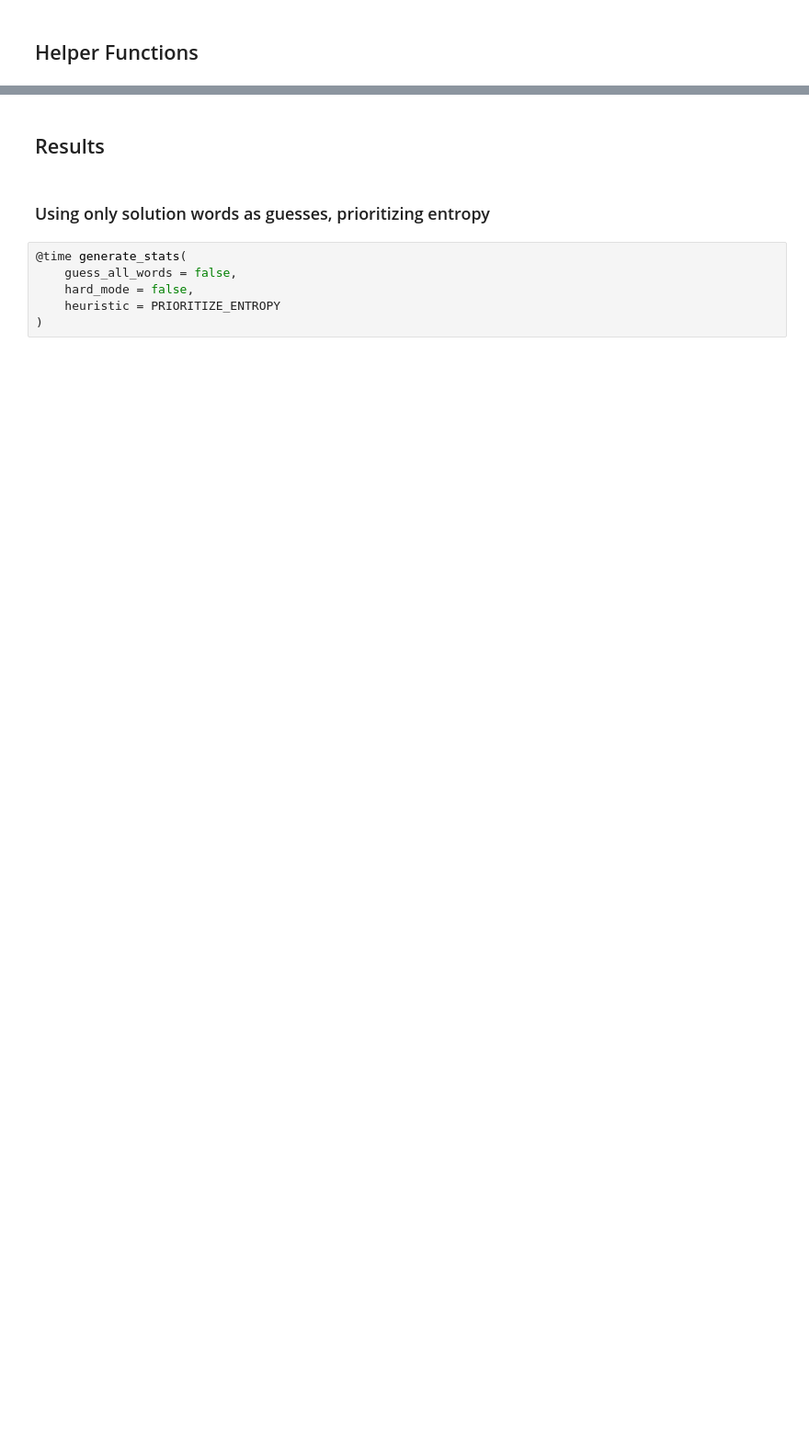
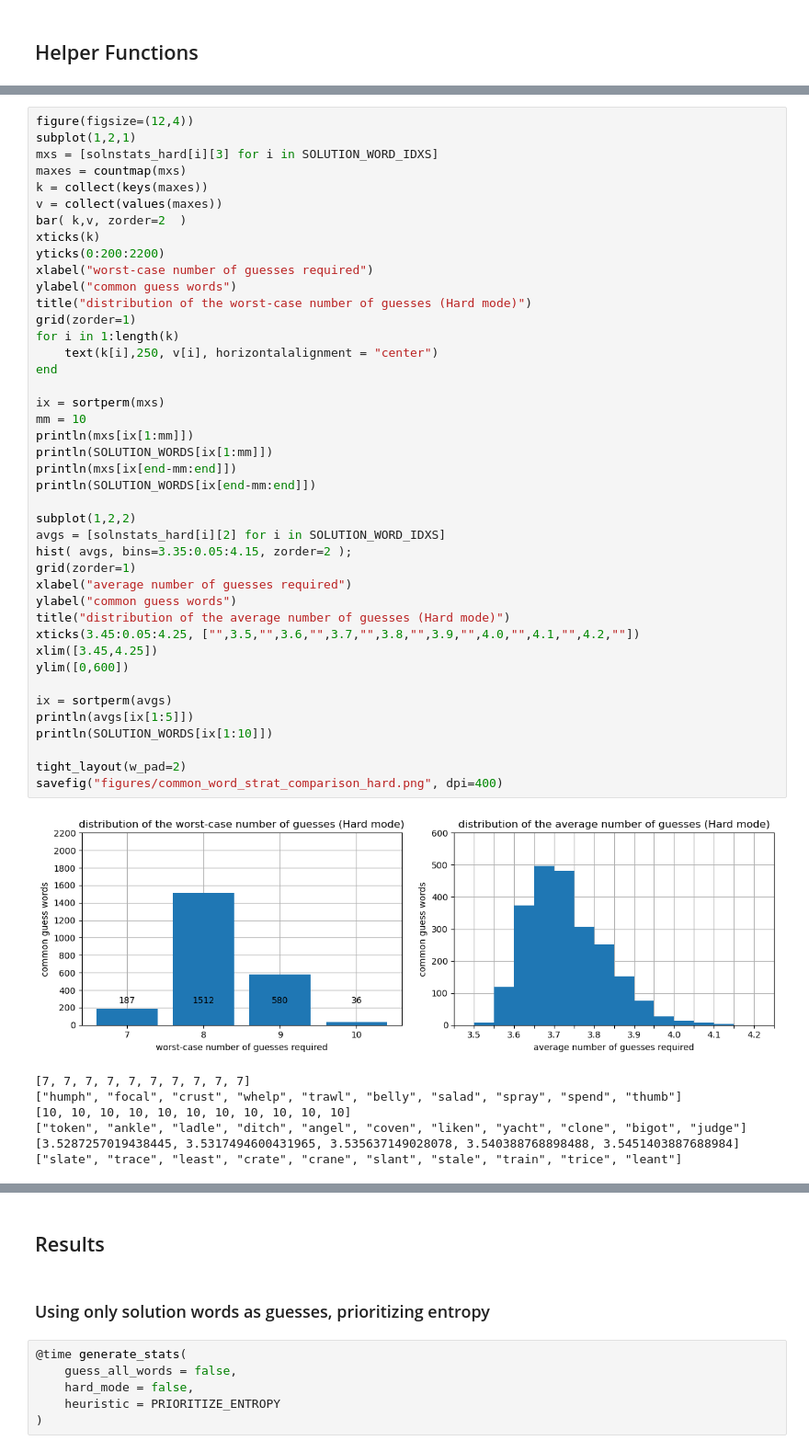
Before and after one commit to LaurentLessard/wordlesolver, a Jupyter notebook: performance.ipynb, the cells around one changed output, grey strips where cells are left out. Shown: that part at 92% size. Cells and saved outputs as stored; diff of their text form; blank space fills up the shorter version.

```diff
--- a/performance.ipynb
+++ b/performance.ipynb
@@ -69,0 +146,50 @@ generate_stats (generic function with 1 method)
+# %%
+figure(figsize=(12,4))
+subplot(1,2,1)
+mxs = [solnstats_hard[i][3] for i in SOLUTION_WORD_IDXS]
+maxes = countmap(mxs)
+k = collect(keys(maxes))
+v = collect(values(maxes))
+bar( k,v, zorder=2  )
+xticks(k)
+yticks(0:200:2200)
+xlabel("worst-case number of guesses required")
+ylabel("common guess words")
+title("distribution of the worst-case number of guesses (Hard mode)")
+grid(zorder=1)
+for i in 1:length(k)
+    text(k[i],250, v[i], horizontalalignment = "center")
+end
+
+ix = sortperm(mxs)
+mm = 10
+println(mxs[ix[1:mm]])
+println(SOLUTION_WORDS[ix[1:mm]])
+println(mxs[ix[end-mm:end]])
+println(SOLUTION_WORDS[ix[end-mm:end]])
+
+subplot(1,2,2)
+avgs = [solnstats_hard[i][2] for i in SOLUTION_WORD_IDXS]
+hist( avgs, bins=3.35:0.05:4.15, zorder=2 );
+grid(zorder=1)
+xlabel("average number of guesses required")
+ylabel("common guess words")
+title("distribution of the average number of guesses (Hard mode)")
+xticks(3.45:0.05:4.25, ["",3.5,"",3.6,"",3.7,"",3.8,"",3.9,"",4.0,"",4.1,"",4.2,""])
+xlim([3.45,4.25])
+ylim([0,600])
+
+ix = sortperm(avgs)
+println(avgs[ix[1:5]])
+println(SOLUTION_WORDS[ix[1:10]])
+
+tight_layout(w_pad=2)
+savefig("figures/common_word_strat_comparison_hard.png", dpi=400)
+# %% [output]
+[figure, added]
+[7, 7, 7, 7, 7, 7, 7, 7, 7, 7]
+["humph", "focal", "crust", "whelp", "trawl", "belly", "salad", "spray", "spend", "thumb"]
+[10, 10, 10, 10, 10, 10, 10, 10, 10, 10, 10]
+["token", "ankle", "ladle", "ditch", "angel", "coven", "liken", "yacht", "clone", "bigot", "judge"]
+[3.5287257019438445, 3.5317494600431965, 3.535637149028078, 3.540388768898488, 3.5451403887688984]
+["slate", "trace", "least", "crate", "crane", "slant", "stale", "train", "trice", "leant"]
```
Also changed, not shown: parts of 14 cells of this notebook, 12 other files.
